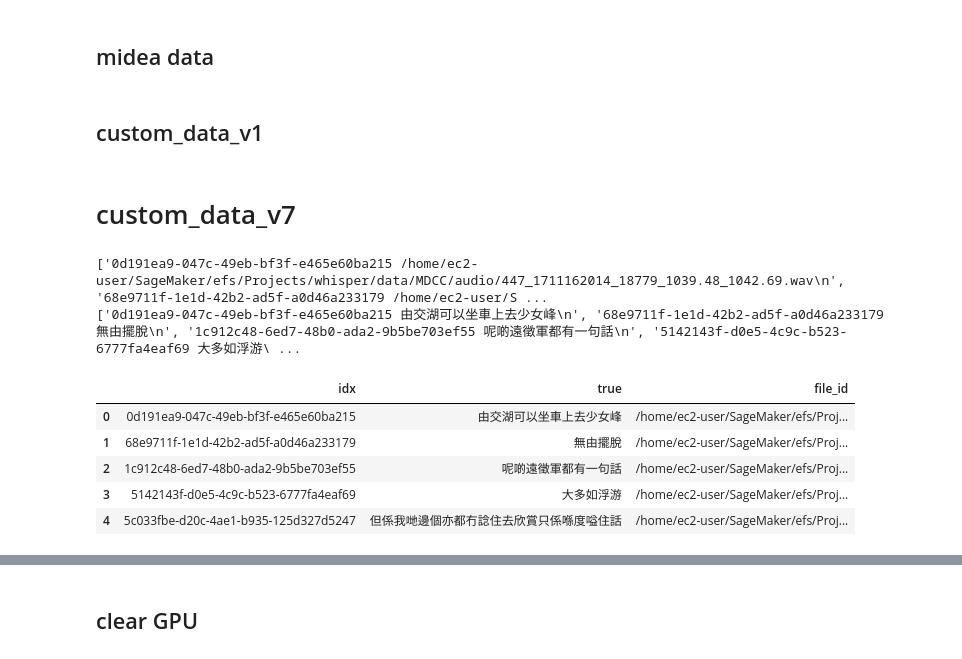
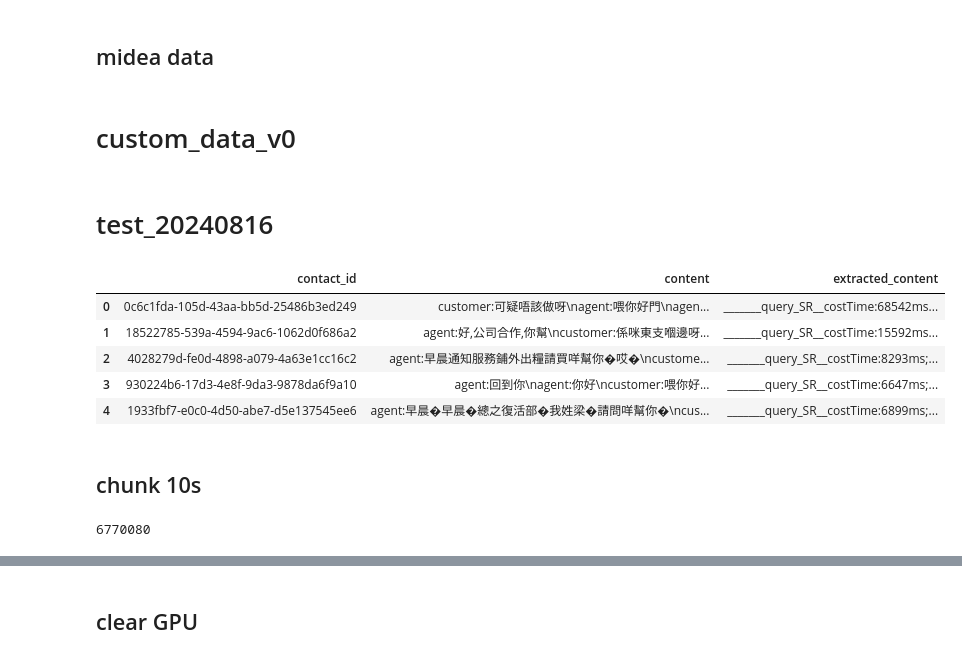
Before and after one commit to Chevolier/whisper, a Jupyter notebook: test.ipynb, the cells around one changed output, grey strips where cells are left out. Saved outputs shown, nothing was run; the diff lists cells and outputs as text; code cells hidden in the pictures.

```diff
--- a/test.ipynb
+++ b/test.ipynb
@@ -76,5 +76,3 @@ device: cuda:0
 # df.rename(columns={"sentence": "true"}, inplace=True)
 # # df['file_id'] = df['file_id'].apply(lambda x: x.replace('.mp3', '.amr'))
 # df.head()
-# %% [markdown]
-## custom_data_v1
@@ -104,35 +79,58 @@ device: cuda:0
 # %% [markdown]
-# custom_data_v7
+# custom_data_v0
 # %%
-import pandas as pd
+# import pandas as pd
 
-dataset_name = 'custom_v7'
-test_data_dir = "data/custom_data_v7/test"
+# dataset_name = 'custom_v0'
+# test_data_dir = "data/custom_data_v0/test"
 
-with open(os.path.join(test_data_dir, 'audio_paths')) as fo:
-    audio_paths = fo.readlines()
+# with open(os.path.join(test_data_dir, 'audio_paths')) as fo:
+#     audio_paths = fo.readlines()
 
-with open(os.path.join(test_data_dir, 'text')) as fo:
-    texts = fo.readlines()
+# with open(os.path.join(test_data_dir, 'text')) as fo:
+#     texts = fo.readlines()
 
-print(audio_paths[:5])
-print(texts[:5])
+# print(audio_paths[:5])
+# print(texts[:5])
 
-start_id = 0
-df = pd.DataFrame([[text.strip().split()[0], " ".join(text.strip().split()[1:])] for text in texts[start_id:]], columns=['idx', 'true'])
-df.head()
+# start_id = 0
+# df = pd.DataFrame([[text.strip().split()[0], " ".join(text.strip().split()[1:])] for text in texts[start_id:]], columns=['idx', 'true'])
+# df.head()
 
-df_path = pd.DataFrame([path.strip().split() for path in audio_paths[start_id:]], columns=['idx', 'file_id'])
-df_path.head()
+# df_path = pd.DataFrame([path.strip().split() for path in audio_paths[start_id:]], columns=['idx', 'file_id'])
+# df_path.head()
 
-df = pd.merge(df, df_path, on='idx')
-df.head()
+# df = pd.merge(df, df_path, on='idx')
+# df.head()
-# %% [output]
-['0d191ea9-047c-49eb-bf3f-e465e60ba215 /home/ec2-user/SageMaker/efs/Projects/whisper/data/MDCC/audio/447_1711162014_18779_1039.48_1042.69.wav\n', '68e9711f-1e1d-42b2-ad5f-a0d46a233179 /home/ec2-user/S ...
-['0d191ea9-047c-49eb-bf3f-e465e60ba215 由交湖可以坐車上去少女峰\n', '68e9711f-1e1d-42b2-ad5f-a0d46a233179 無由擺脫\n', '1c912c48-6ed7-48b0-ada2-9b5be703ef55 呢啲遠徵軍都有一句話\n', '5142143f-d0e5-4c9c-b523-6777fa4eaf69 大多如浮游\ ...
-|  | idx | true | file_id |
-| 0 | 0d191ea9-047c-49eb-bf3f-e465e60ba215 | 由交湖可以坐車上去少女峰 | /home/ec2-user/SageMaker/efs/Proj... |
-| 1 | 68e9711f-1e1d-42b2-ad5f-a0d46a233179 | 無由擺脫 | /home/ec2-user/SageMaker/efs/Proj... |
-| 2 | 1c912c48-6ed7-48b0-ada2-9b5be703ef55 | 呢啲遠徵軍都有一句話 | /home/ec2-user/SageMaker/efs/Proj... |
-| 3 | 5142143f-d0e5-4c9c-b523-6777fa4eaf69 | 大多如浮游 | /home/ec2-user/SageMaker/efs/Proj... |
-| 4 | 5c033fbe-d20c-4ae1-b935-125d327d5247 | 但係我哋邊個亦都冇諗住去欣賞只係喺度嗌住話 | /home/ec2-user/SageMaker/efs/Proj... |
+# %% [markdown]
+# test_20240816
+# %%
+import pandas as pd
+
+dataset_name = 'test_0816'
+test_path = "data/test_0816/ai辅助填单数据/模型返回的内容.csv"
+wav_dir = "data/test_0816/ai辅助填单数据/录音文件"
+
+df = pd.read_csv(test_path)
+# start_id = 0
+# df = pd.DataFrame([[text.strip().split()[0], " ".join(text.strip().split()[1:])] for text in texts[start_id:]], columns=['idx', 'true'])
+# df.head()
+
+# df_path = pd.DataFrame([path.strip().split() for path in audio_paths[start_id:]], columns=['idx', 'file_id'])
+# df_path.head()
+
+# df = pd.merge(df, df_path, on='idx')
+df.head()
+# %% [output]
+|  | contact_id | content | extracted_content |
+| 0 | 0c6c1fda-105d-43aa-bb5d-25486b3ed249 | customer:可疑唔該做呀\nagent:喂你好門\nagen... | _______query_SR__costTime:68542ms... |
+| 1 | 18522785-539a-4594-9ac6-1062d0f686a2 | agent:好,公司合作,你幫\ncustomer:係咪東支嗰邊呀... | _______query_SR__costTime:15592ms... |
+| 2 | 4028279d-fe0d-4898-a079-4a63e1cc16c2 | agent:早晨通知服務鋪外出糧請買咩幫你�哎�\ncustome... | _______query_SR__costTime:8293ms;... |
+| 3 | 930224b6-17d3-4e8f-9da3-9878da6f9a10 | agent:回到你\nagent:你好\ncustomer:喂你好... | _______query_SR__costTime:6647ms;... |
+| 4 | 1933fbf7-e0c0-4d50-abe7-d5e137545ee6 | agent:早晨�早晨�總之復活部�我姓梁�請問咩幫你�\ncus... | _______query_SR__costTime:6899ms;... |
+# %% [markdown]
+## chunk 10s
+# %%
+5240*323*4
+# %% [output]
+6770080
```
Also changed, not shown: parts of 13 cells of this notebook, 2 other files.
